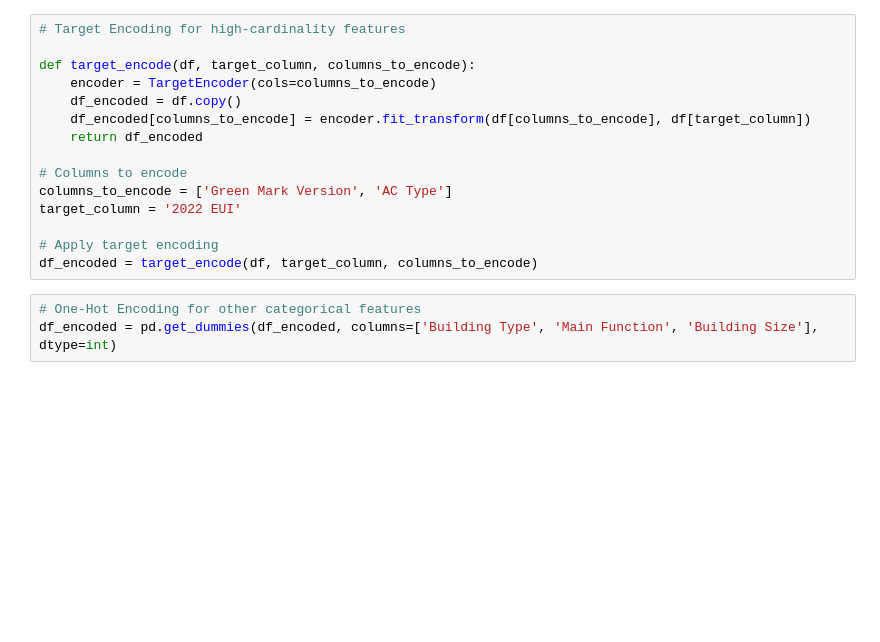
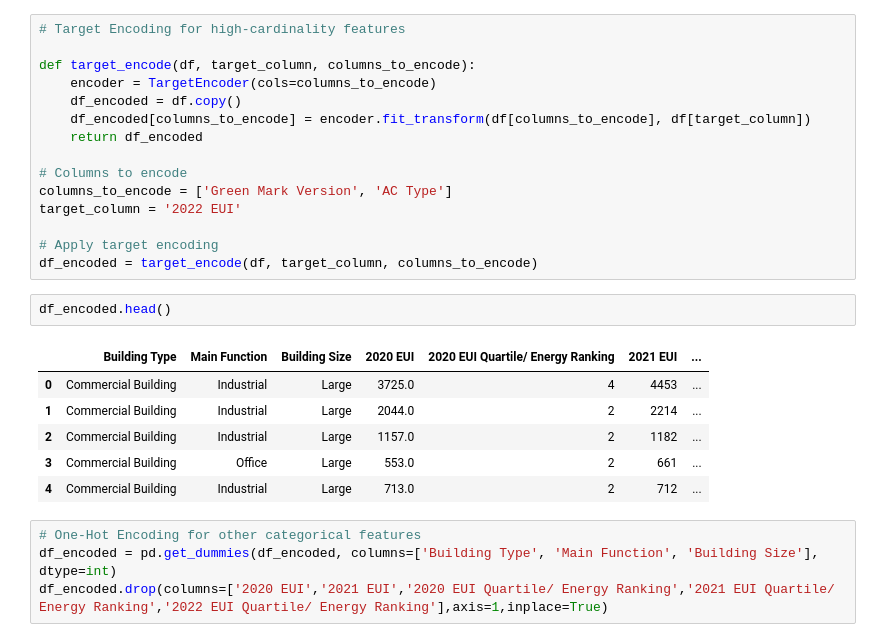
Before and after one commit to aakashsyadav1999/building_energy_prediction, a Jupyter notebook: research/building_energy_predictor.ipynb, the cells around one changed output. Cells and saved outputs as stored; diff of their text form; blank space fills up the shorter version.

```diff
--- a/research/building_energy_predictor.ipynb
+++ b/research/building_energy_predictor.ipynb
@@ -293,6 +293,16 @@ target_column = '2022 EUI'
 
 # Apply target encoding
 df_encoded = target_encode(df, target_column, columns_to_encode)
+# %%
+df_encoded.head()
+# %% [output]
+|  | Building Type | Main Function | Building Size | 2020 EUI | 2020 EUI Quartile/ Energy Ranking | 2021 EUI | ... |
+| 0 | Commercial Building | Industrial | Large | 3725.0 | 4 | 4453 | ... |
+| 1 | Commercial Building | Industrial | Large | 2044.0 | 2 | 2214 | ... |
+| 2 | Commercial Building | Industrial | Large | 1157.0 | 2 | 1182 | ... |
+| 3 | Commercial Building | Office | Large | 553.0 | 2 | 661 | ... |
+| 4 | Commercial Building | Industrial | Large | 713.0 | 2 | 712 | ... |
 # %%
 # One-Hot Encoding for other categorical features
 df_encoded = pd.get_dummies(df_encoded, columns=['Building Type', 'Main Function', 'Building Size'], dtype=int)
+df_encoded.drop(columns=['2020 EUI','2021 EUI','2020 EUI Quartile/ Energy Ranking','2021 EUI Quartile/ Energy Ranking','2022 EUI Quartile/ Energy Ranking'],axis=1,inplace=True)
```
Also changed, not shown: parts of 6 cells of this notebook.
